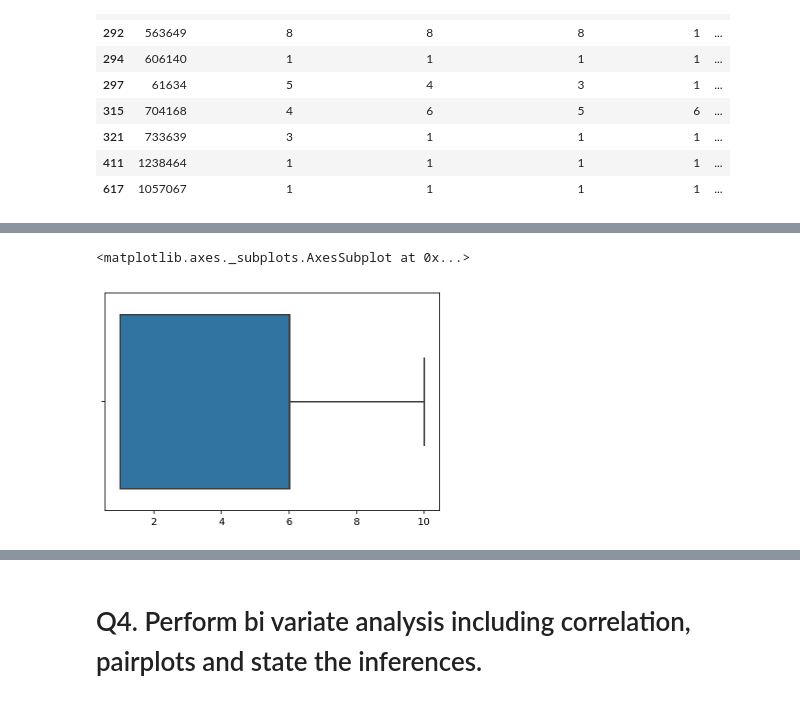
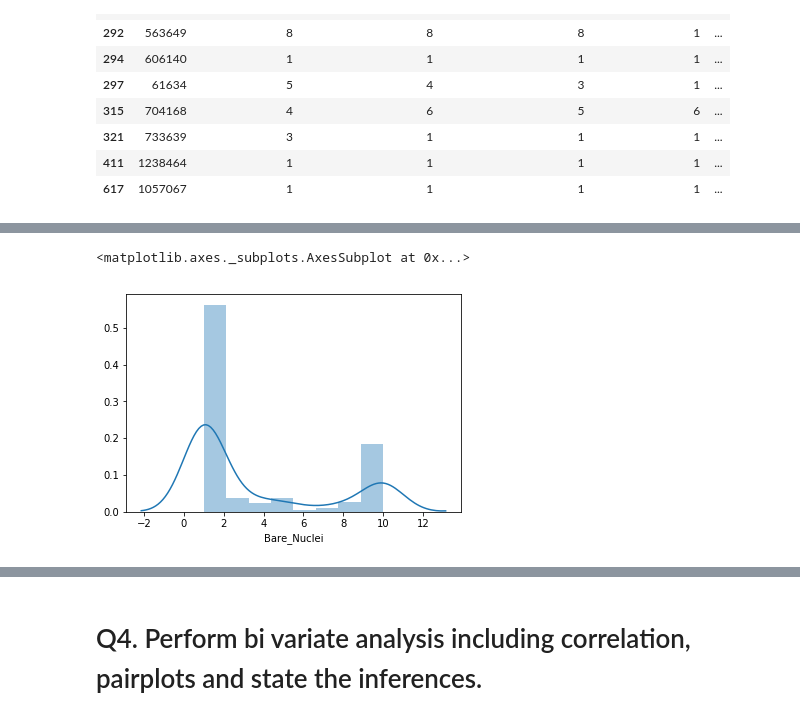
Before and after one commit to khimy/chennai-aug-batch-GangaraniRajendran, a Jupyter notebook: R5_Internal_Lab_PCA_CBRS_PBRS.ipynb, the cells around one changed output, grey strips where cells are left out. Cells and saved outputs as stored; diff of their text form; code cells hidden in the pictures.

```diff
--- a/R5_Internal_Lab_PCA_CBRS_PBRS.ipynb
+++ b/R5_Internal_Lab_PCA_CBRS_PBRS.ipynb
@@ -146,6 +155,6 @@ memory usage: 60.1 KB
 # %%
-Bare_Nuclei = [dataset['Bare_Nuclei'].dropna()]
-sns.boxplot(Bare_Nuclei)
+Bare_Nuclei = dataset['Bare_Nuclei'].dropna()
+sns.distplot(Bare_Nuclei)
 # %% [output]
 <matplotlib.axes._subplots.AxesSubplot at 0x...>
-[figure, old version]
+[figure, new version]
```
Also changed, not shown: parts of 41 cells of this notebook.
